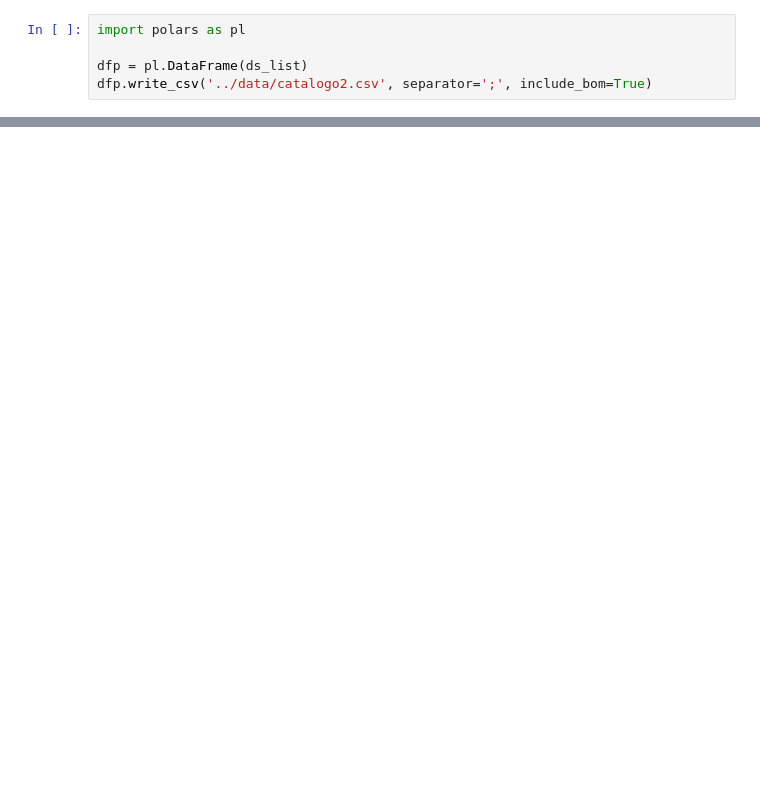
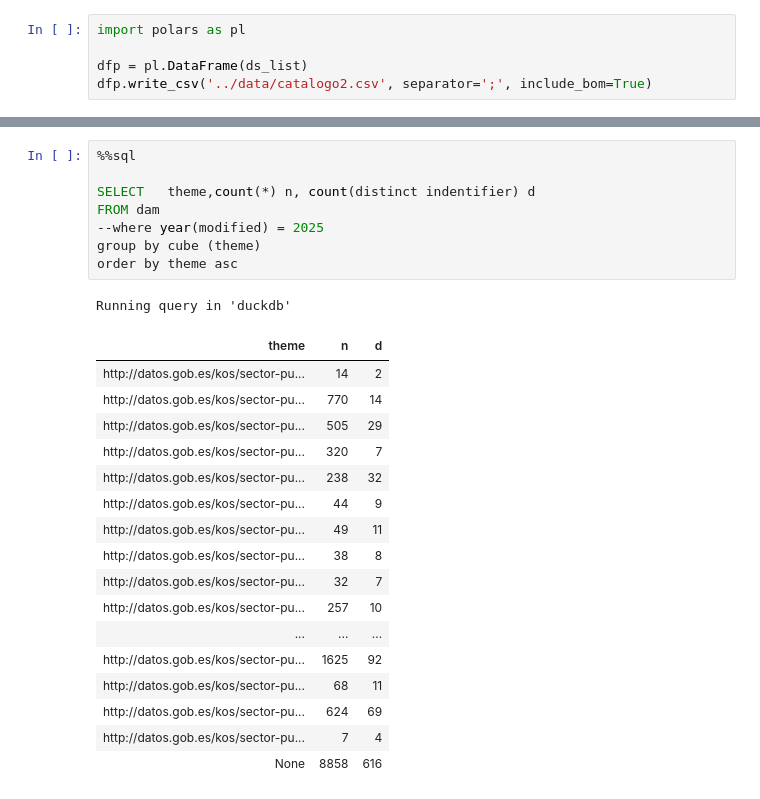
Before and after one commit to jcaubin/codespaces-jupyter_dam_01, a Jupyter notebook: notebooks/dcatXmlparser.ipynb, the cells around one changed output, grey strips where cells are left out. Saved outputs shown, nothing was run; the diff lists cells and outputs as text; blank space fills up the shorter version.

```diff
--- a/notebooks/dcatXmlparser.ipynb
+++ b/notebooks/dcatXmlparser.ipynb
@@ -79,0 +242,27 @@ dfp.write_csv('../data/catalogo2.csv', separator=';', include_bom=True)
+# %%
+%%sql
+
+SELECT   theme,count(*) n, count(distinct indentifier) d
+FROM dam
+--where year(modified) = 2025
+group by cube (theme)
+order by theme asc
+# %% [output]
+Running query in 'duckdb'
+| theme | n | d |
+| http://datos.gob.es/kos/sector-pu... | 14 | 2 |
+| http://datos.gob.es/kos/sector-pu... | 770 | 14 |
+| http://datos.gob.es/kos/sector-pu... | 505 | 29 |
+| http://datos.gob.es/kos/sector-pu... | 320 | 7 |
+| http://datos.gob.es/kos/sector-pu... | 238 | 32 |
+| http://datos.gob.es/kos/sector-pu... | 44 | 9 |
+| http://datos.gob.es/kos/sector-pu... | 49 | 11 |
+| http://datos.gob.es/kos/sector-pu... | 38 | 8 |
+| http://datos.gob.es/kos/sector-pu... | 32 | 7 |
+| http://datos.gob.es/kos/sector-pu... | 257 | 10 |
+| ... | ... | ... |
+| http://datos.gob.es/kos/sector-pu... | 1625 | 92 |
+| http://datos.gob.es/kos/sector-pu... | 68 | 11 |
+| http://datos.gob.es/kos/sector-pu... | 624 | 69 |
+| http://datos.gob.es/kos/sector-pu... | 7 | 4 |
+| None | 8858 | 616 |
```
Also changed, not shown: parts of 10 cells of this notebook, 1 other file.
